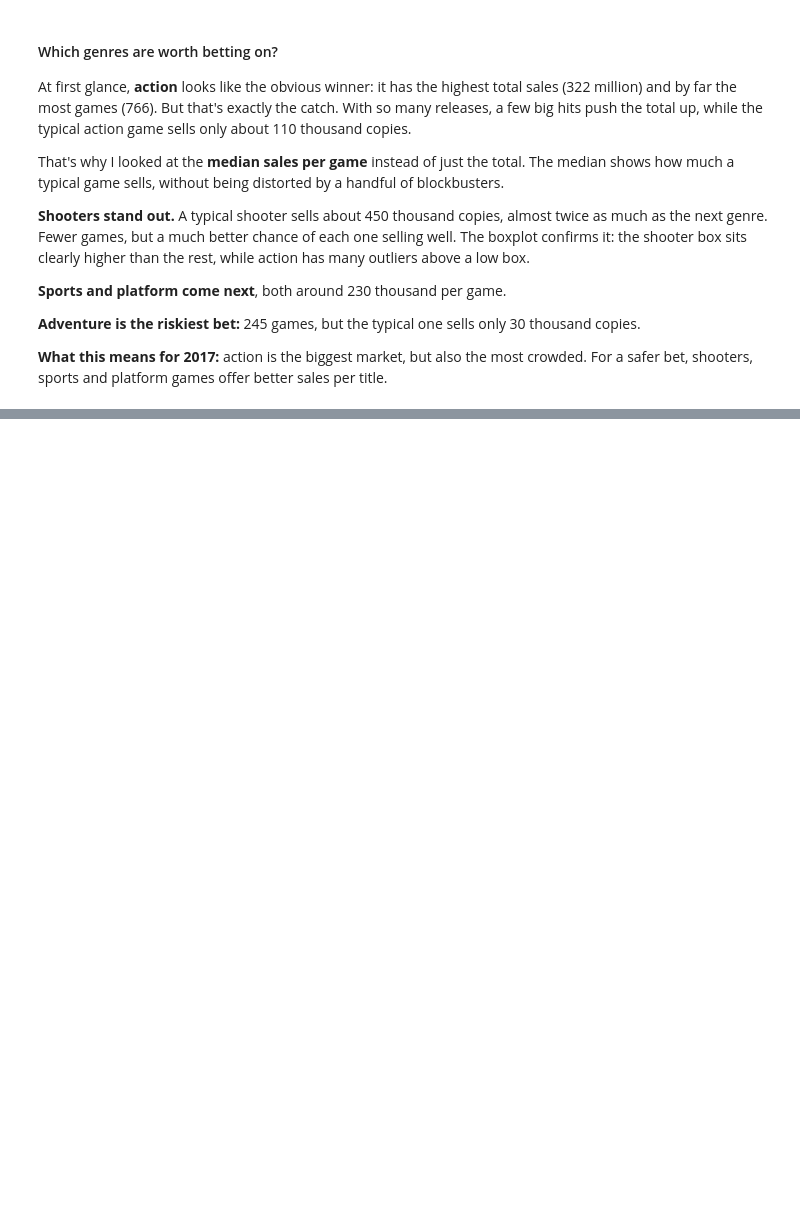
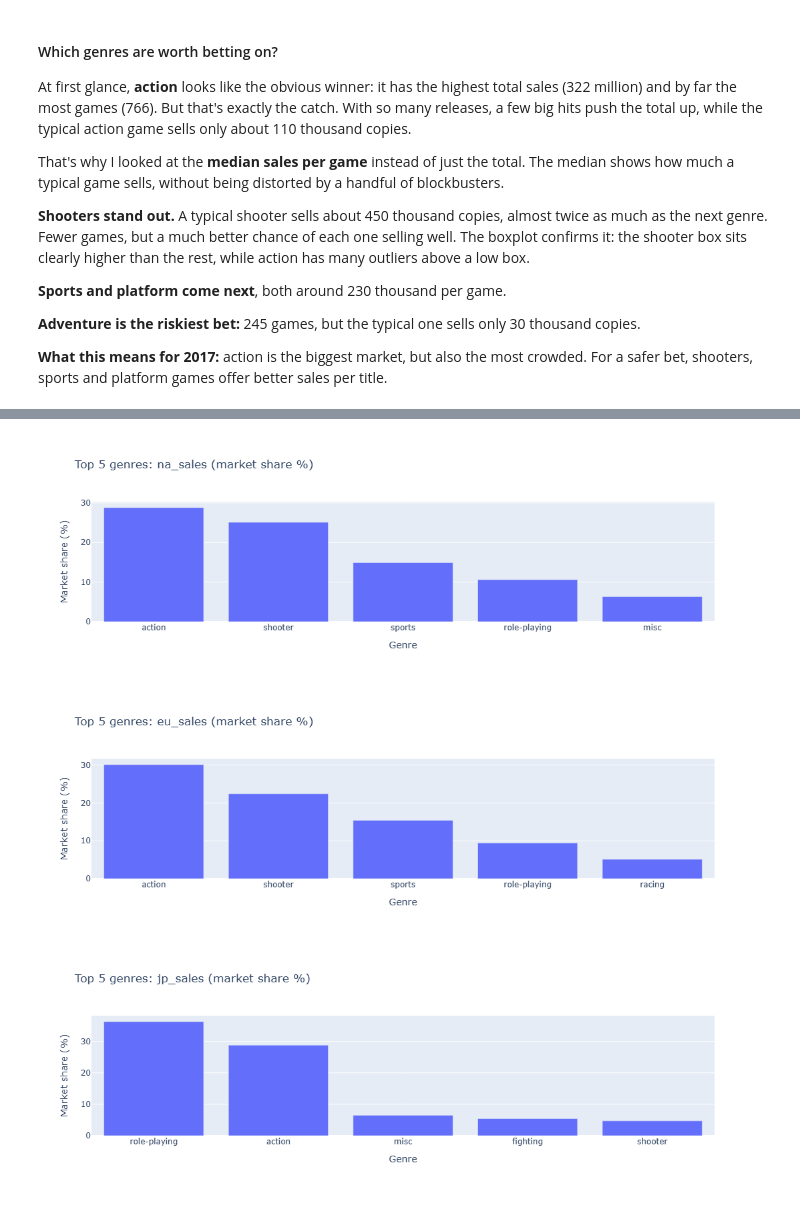
Before and after one commit to CaueFabrizioBS/game-over-or-high-score, a Jupyter notebook: game_over_or_high_score_analysis.ipynb, the cells around one changed output, grey strips where cells are left out. Drawn from its saved outputs; the diff is of its cells as text; code cells hidden in the pictures; blank space fills up the shorter version.

```diff
--- a/game_over_or_high_score_analysis.ipynb
+++ b/game_over_or_high_score_analysis.ipynb
@@ -500,0 +588,13 @@ That's why I looked at the **median sales per game** instead of just the total.
+# %%
+# 4.2. Top 5 genres by region
+
+genre_share = games_recent.groupby('genre')[regions].sum() / games_recent[regions].sum() * 100
+
+for region in regions:
+    top5 = genre_share[region].sort_values(ascending=False).head(5).round(1)
+    px.bar(top5, title=f'Top 5 genres: {region} (market share %)',
+           labels={'genre': 'Genre', 'value': 'Market share (%)'}).update_layout(showlegend=False).show()
+# %% [output]
+[figure, added]
+[figure, added]
+[figure, added]
```
Also changed, not shown: parts of 40 cells of this notebook, 2 other files.
